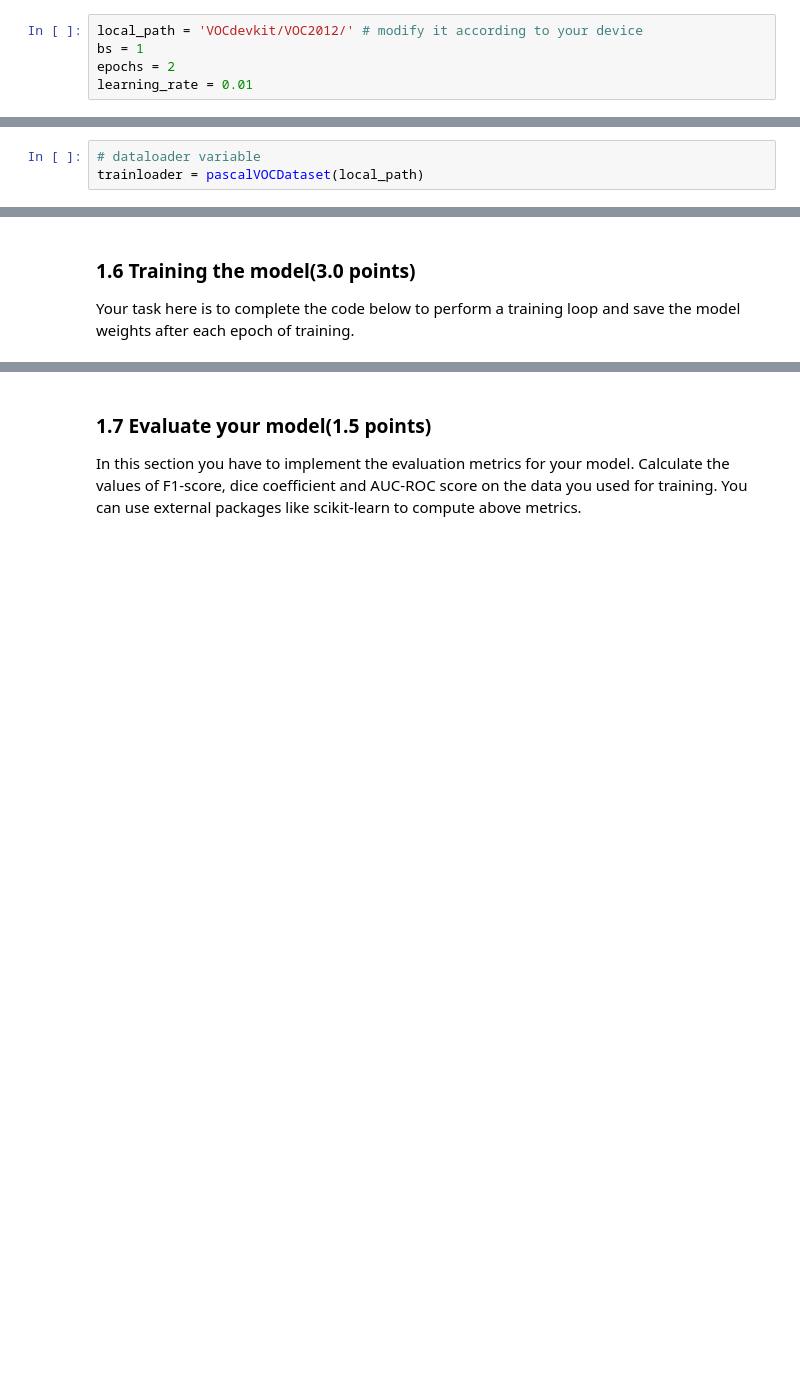
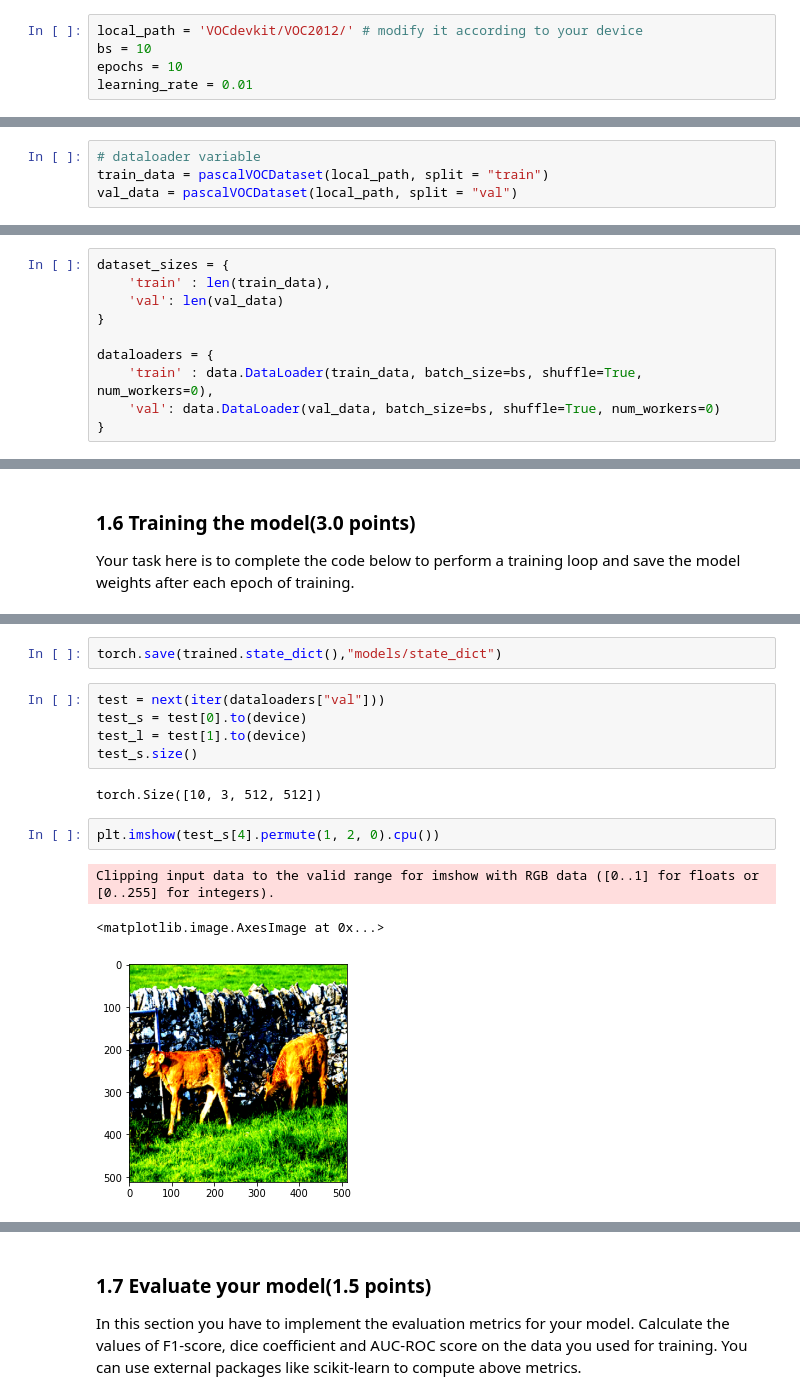
Before and after one commit to tomasamado/cityscapes-image-segmentation, a Jupyter notebook: Vision_task_1.ipynb, the cells around one changed output, grey strips where cells are left out. Drawn from its saved outputs; the diff is of its cells as text; blank space fills up the shorter version.

Commit message:
data loading and training

```diff
--- a/Vision_task_1.ipynb
+++ b/Vision_task_1.ipynb
@@ -321,12 +300,13 @@ model = Net()
 Define all the hyperparameters(not restricted to the three given below) that you find useful here.
 # %%
 local_path = 'VOCdevkit/VOC2012/' # modify it according to your device
-bs = 1
-epochs = 2
+bs = 10
+epochs = 10
 learning_rate = 0.01
 # %% [markdown]
 ### 1.4 Dataset and Dataloader(0.5 points)
 Create the dataset using pascalVOCDataset class defined above. Use local_path defined in the cell above as root.
 # %%
 # dataloader variable
-trainloader = pascalVOCDataset(local_path)
+train_data = pascalVOCDataset(local_path, split = "train")
+val_data = pascalVOCDataset(local_path, split = "val")
@@ -375,3 +313,13 @@ tensor([[18, 17, 19,  ..., 15, 13, 19],
+# %%
+dataset_sizes = {
+    'train' : len(train_data),
+    'val': len(val_data)
+}
+
+dataloaders = {
+    'train' : data.DataLoader(train_data, batch_size=bs, shuffle=True, num_workers=0),
+    'val': data.DataLoader(val_data, batch_size=bs, shuffle=True, num_workers=0)
+}
 # %% [markdown]
 ### 1.5 Loss fuction and Optimizer(1.0 point)
 Define below with the loss function you think would be most suitable for segmentation task. You are free to choose any optimizer to train the network.
@@ -424,0 +409,15 @@ torch.Size([3, 512, 512])
+# %%
+torch.save(trained.state_dict(),"models/state_dict")
+# %%
+test = next(iter(dataloaders["val"]))
+test_s = test[0].to(device)
+test_l = test[1].to(device)
+test_s.size()
+# %% [output]
+torch.Size([10, 3, 512, 512])
+# %%
+plt.imshow(test_s[4].permute(1, 2, 0).cpu())
+# %% [output]
+Clipping input data to the valid range for imshow with RGB data ([0..1] for floats or [0..255] for integers).
+<matplotlib.image.AxesImage at 0x...>
+[figure, added]
```
Also changed, not shown: parts of 26 cells of this notebook.
